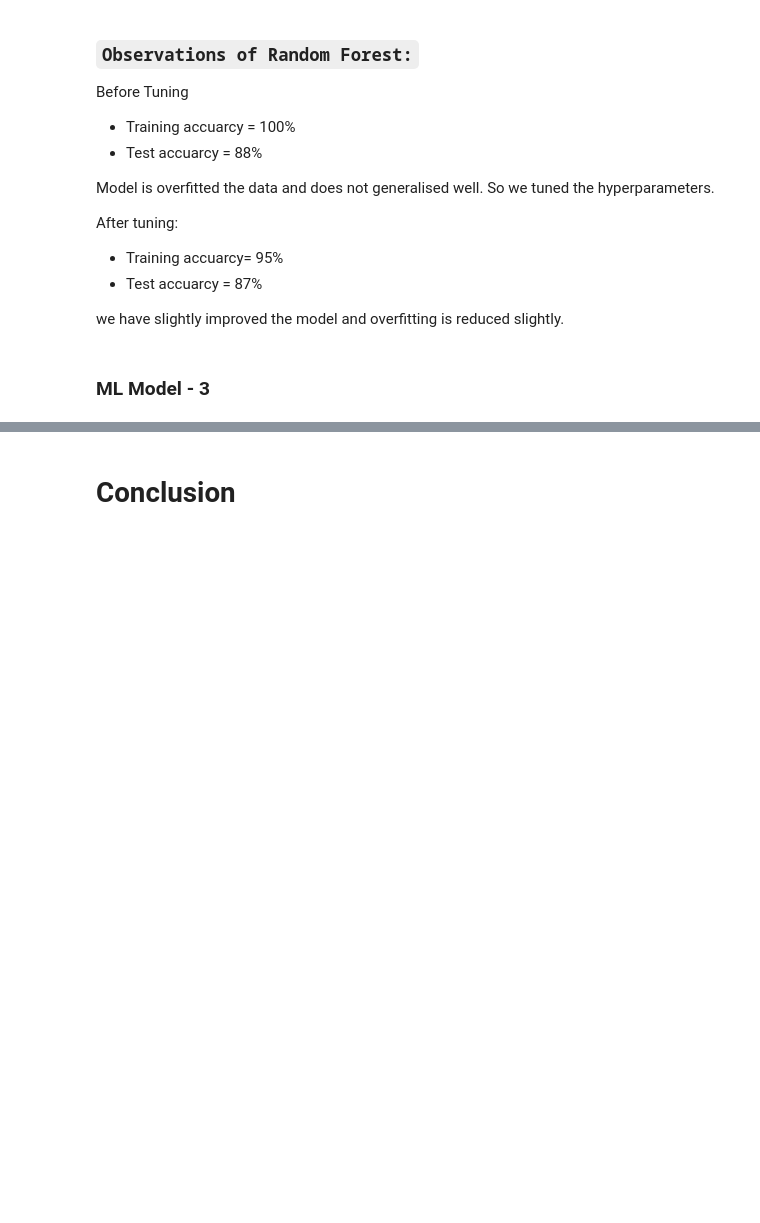
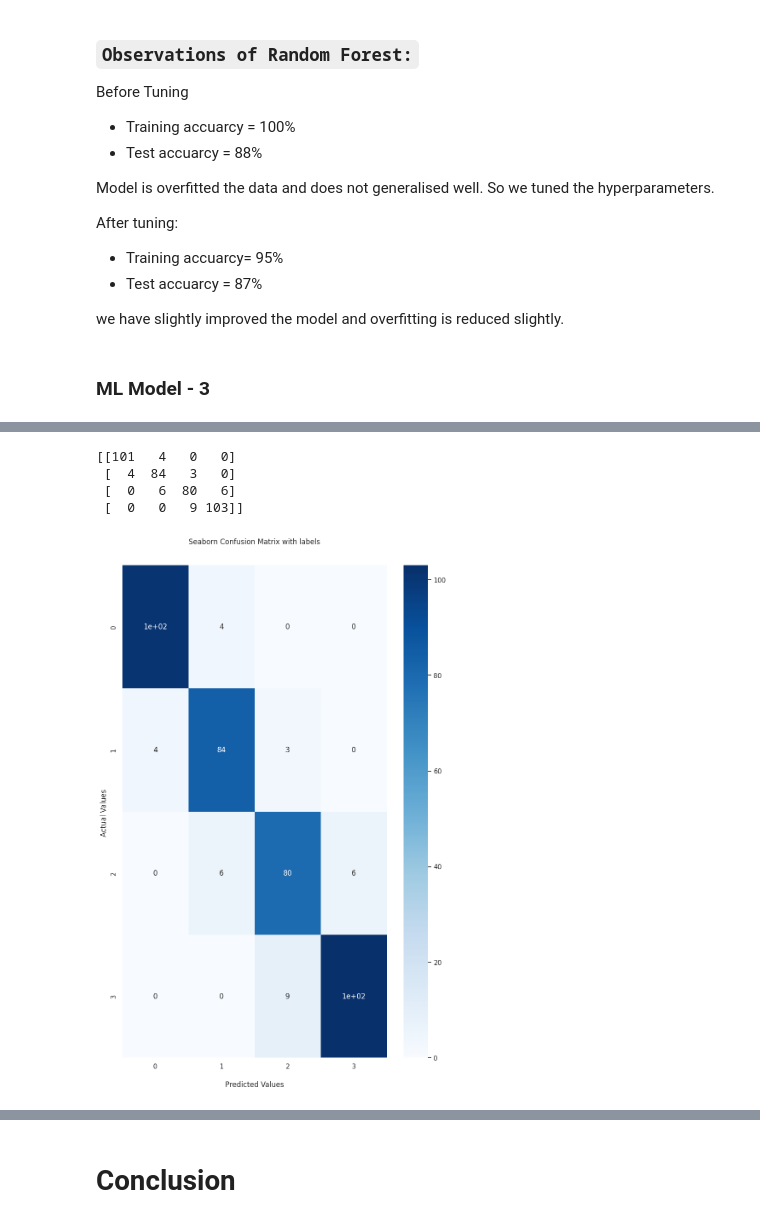
Before and after one commit to Aman811630/Mobile-Price-Range-Prediction---ML-project, a Jupyter notebook: Classification_ML_Project_Mobile_Price_Range_Prediction.ipynb, the cells around one changed output, grey strips where cells are left out. Saved outputs shown, nothing was run; the diff lists cells and outputs as text; code cells hidden in the pictures; blank space fills up the shorter version.

```diff
--- a/Classification_ML_Project_Mobile_Price_Range_Prediction.ipynb
+++ b/Classification_ML_Project_Mobile_Price_Range_Prediction.ipynb
@@ -1127,0 +1283,6 @@ Answer Here.
+# %%
+# Cross validation
+
+grid = GridSearchCV(xgb, param_grid={'n_estimators': (10, 200), 'learning_rate': [1, 0.5, 0.1, 0.01, 0.001], 'max_depth': (5, 10),
+                                     'gamma': [1.5, 1.8], 'subsample': [0.3, 0.5, 0.8]}, cv = 5, scoring = 'accuracy', verbose = 10)
+grid.fit(X_train,y_train)
@@ -1127,0 +1324,10 @@ Answer Here.
+# %%
+# Prediction
+
+y_pred_train = grid.predict(X_train)
+y_pred_test = grid.predict(X_test)
+# Evaluation metrics for test
+
+score = classification_report(y_test, y_pred_test)
+print('Classification Report for tuned XGBoost(Test set)= ')
+print(score)
@@ -1127,0 +1346,27 @@ Answer Here.
+# %%
+import seaborn as sns
+from sklearn.metrics import confusion_matrix
+
+#Generate the confusion matrix
+cf_matrix = confusion_matrix(y_test, y_pred_test)
+
+print(cf_matrix)
+
+ax = sns.heatmap(cf_matrix, annot=True, cmap='Blues')
+
+ax.set_title('Seaborn Confusion Matrix with labels\n\n');
+ax.set_xlabel('\nPredicted Values')
+ax.set_ylabel('Actual Values ');
+
+## Ticket labels - List must be in alphabetical order
+ax.xaxis.set_ticklabels([0,1,2,3])
+ax.yaxis.set_ticklabels([0,1,2,3])
+
+## Display the visualization of the Confusion Matrix.
+plt.show()
+# %% [output]
+[[101   4   0   0]
+ [  4  84   3   0]
+ [  0   6  80   6]
+ [  0   0   9 103]]
+[figure, added]
```
Also changed, not shown: parts of 63 cells of this notebook.
